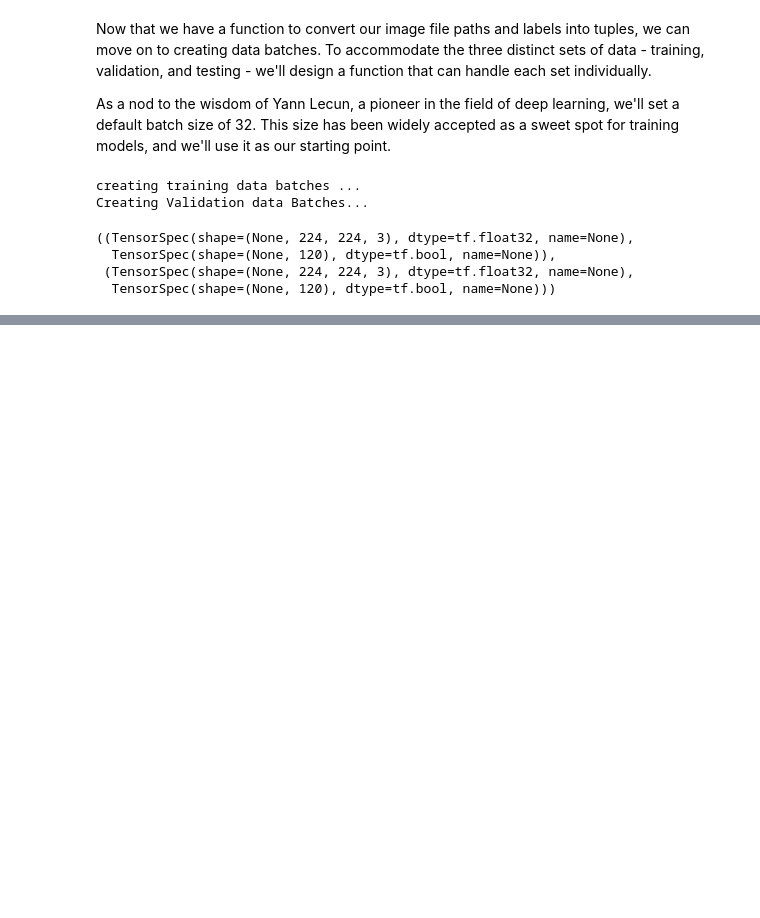
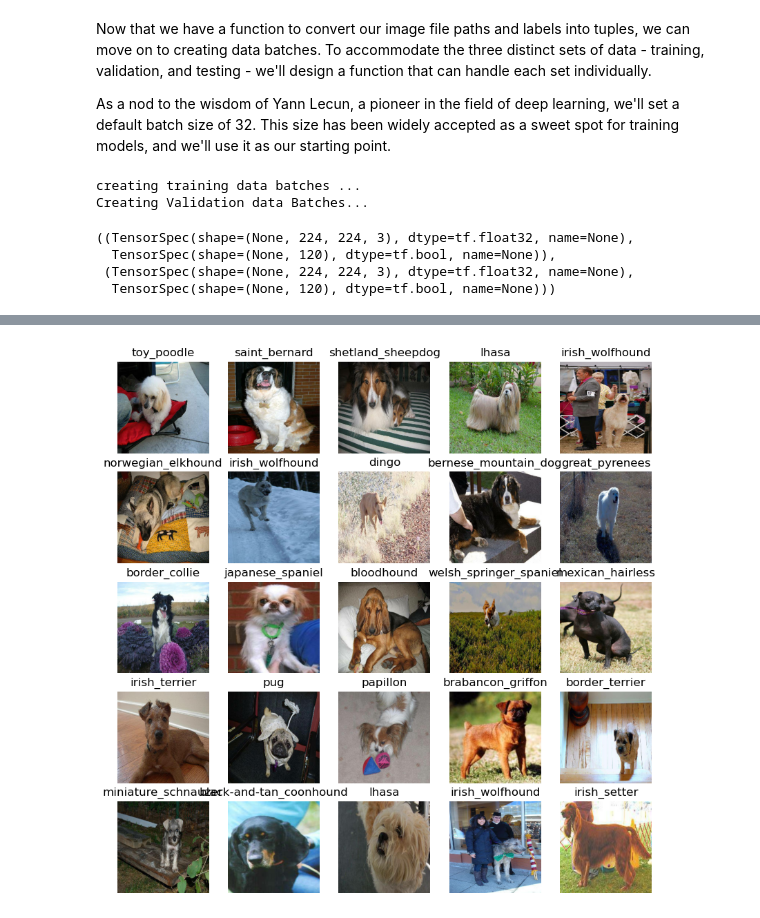
Before and after one commit to Aliabdo6/dog_vision, a Jupyter notebook: end-to-end-dog-vision.ipynb, the cells around one changed output, grey strips where cells are left out. Cells and saved outputs as stored; diff of their text form; code cells hidden in the pictures; blank space fills up the shorter version.

```diff
--- a/end-to-end-dog-vision.ipynb
+++ b/end-to-end-dog-vision.ipynb
@@ -526,0 +559,6 @@ train_data.element_spec , val_data.element_spec
+# %%
+# Visualize validation images from the validation data batch
+val_images , val_labels = next(train_data.as_numpy_iterator())
+show_25_images(val_images, val_labels)
+# %% [output]
+[figure, added]
```
Also changed, not shown: parts of 4 cells of this notebook.
